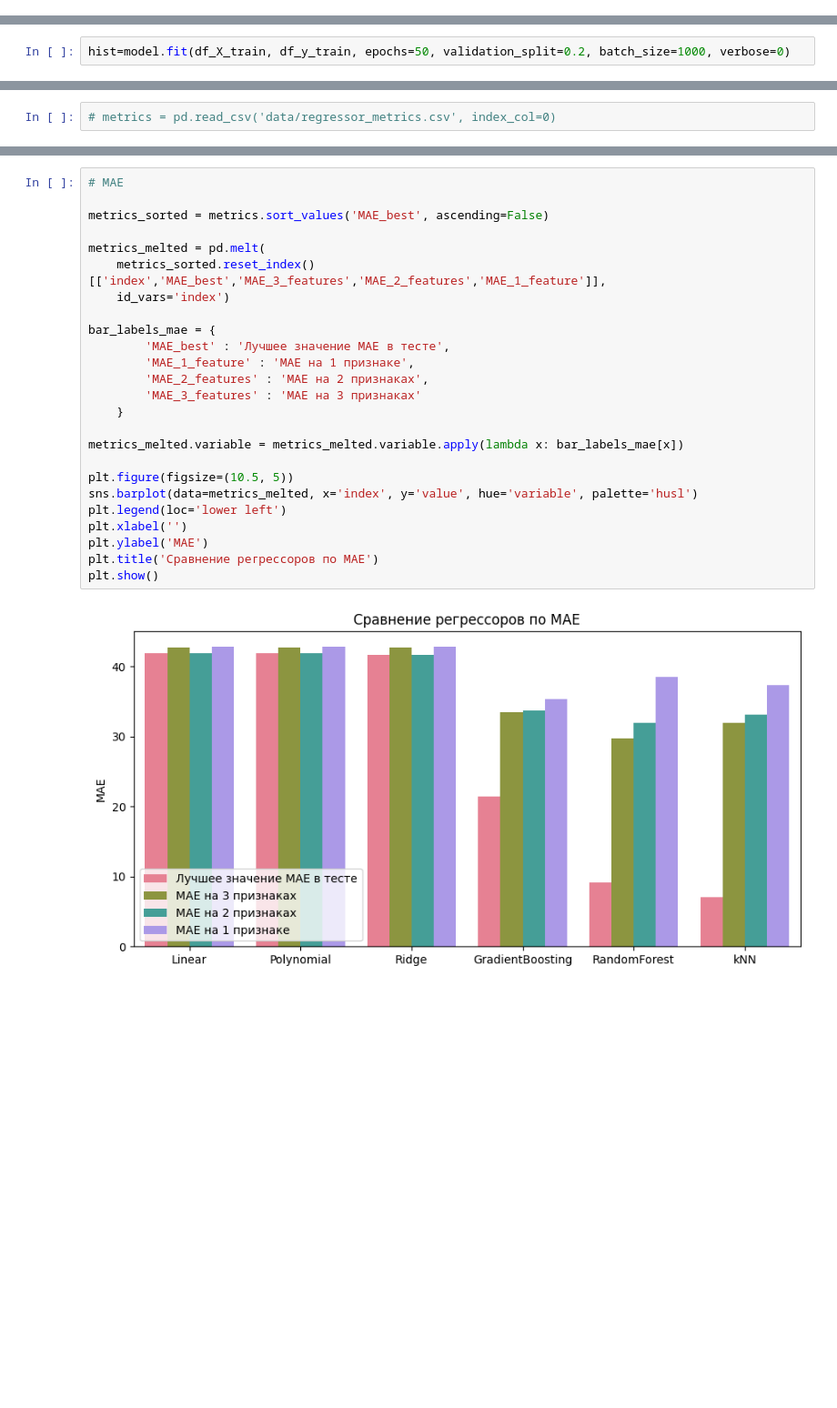
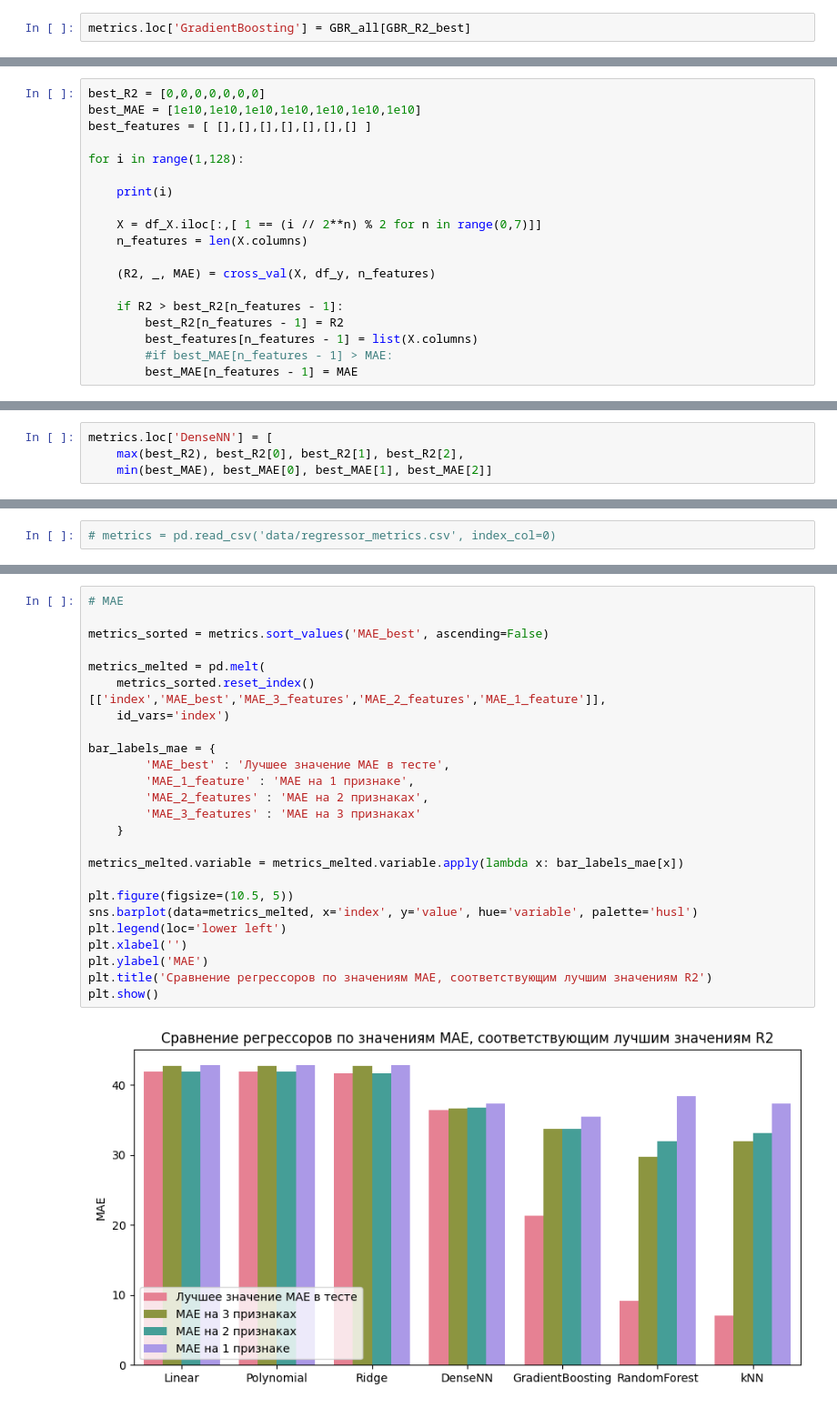
Before and after one commit to petr-larin/BMSTU-Graduate-Qualifying-Project, a Jupyter notebook: model-jupyter/Battery_RUL.ipynb, the cells around one changed output, grey strips where cells are left out. Shown at 91% size. Drawn from its saved outputs; the diff is of its cells as text; blank space fills up the shorter version.

```diff
--- a/model-jupyter/Battery_RUL.ipynb
+++ b/model-jupyter/Battery_RUL.ipynb
@@ -644 +714,3 @@ R2       RMSE    MAE     features
+# %%
+metrics.loc['GradientBoosting'] = GBR_all[GBR_R2_best]
 # %% [markdown]
@@ -662,2 +775,0 @@ df_X_train, df_X_test, df_y_train, df_y_test = train_test_split(df_X, df_y, shuf
-# %%
-hist=model.fit(df_X_train, df_y_train, epochs=50, validation_split=0.2, batch_size=1000, verbose=0)
@@ -677,0 +813,19 @@ plot_loss(hist)
+# %%
+best_R2 = [0,0,0,0,0,0,0]
+best_MAE = [1e10,1e10,1e10,1e10,1e10,1e10,1e10]
+best_features = [ [],[],[],[],[],[],[] ]
+
+for i in range(1,128):
+
+    print(i)
+
+    X = df_X.iloc[:,[ 1 == (i // 2**n) % 2 for n in range(0,7)]]
+    n_features = len(X.columns)
+
+    (R2, _, MAE) = cross_val(X, df_y, n_features)
+
+    if R2 > best_R2[n_features - 1]:
+        best_R2[n_features - 1] = R2
+        best_features[n_features - 1] = list(X.columns)
+        #if best_MAE[n_features - 1] > MAE:
+        best_MAE[n_features - 1] = MAE
@@ -678 +886,5 @@ plot_loss(hist)
+# %%
+metrics.loc['DenseNN'] = [
+    max(best_R2), best_R2[0], best_R2[1], best_R2[2],
+    min(best_MAE), best_MAE[0], best_MAE[1], best_MAE[2]]
 # %% [markdown]
@@ -754,27 +935,27 @@ plt.show()
 # %%
 # MAE
 
 metrics_sorted = metrics.sort_values('MAE_best', ascending=False)
 
 metrics_melted = pd.melt(
     metrics_sorted.reset_index()[['index','MAE_best','MAE_3_features','MAE_2_features','MAE_1_feature']],
     id_vars='index')
 
 bar_labels_mae = {
         'MAE_best' : 'Лучшее значение MAE в тесте',
         'MAE_1_feature' : 'MAE на 1 признаке',
         'MAE_2_features' : 'MAE на 2 признаках',
         'MAE_3_features' : 'MAE на 3 признаках'
     }
 
 metrics_melted.variable = metrics_melted.variable.apply(lambda x: bar_labels_mae[x])
 
 plt.figure(figsize=(10.5, 5))
 sns.barplot(data=metrics_melted, x='index', y='value', hue='variable', palette='husl')
 plt.legend(loc='lower left')
 plt.xlabel('')
 plt.ylabel('MAE')
-plt.title('Сравнение регрессоров по MAE')
+plt.title('Сравнение регрессоров по значениям MAE, соответствующим лучшим значениям R2')
 plt.show()
 # %% [output]
-[figure, old version]
+[figure, new version]
```
Also changed, not shown: parts of 56 cells of this notebook, 2 other files.
